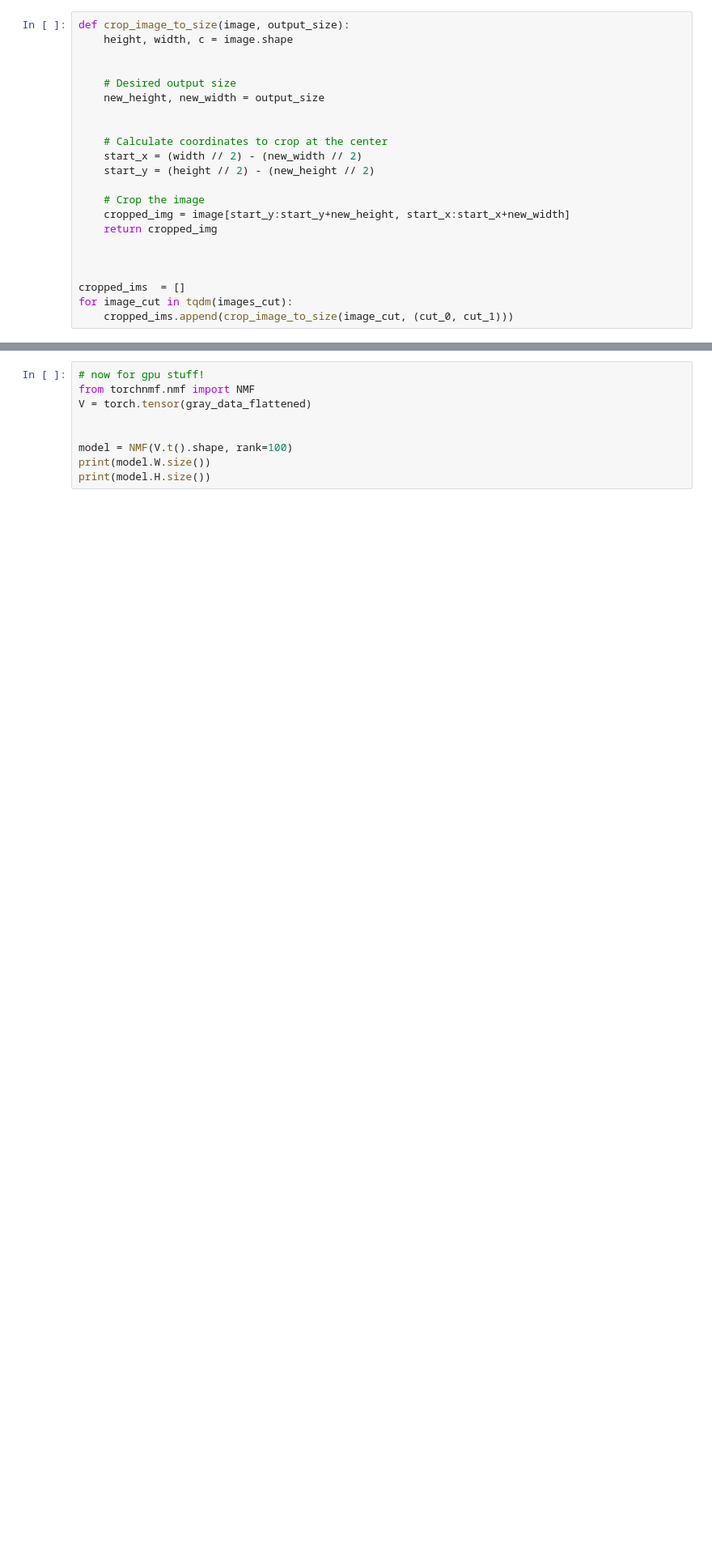
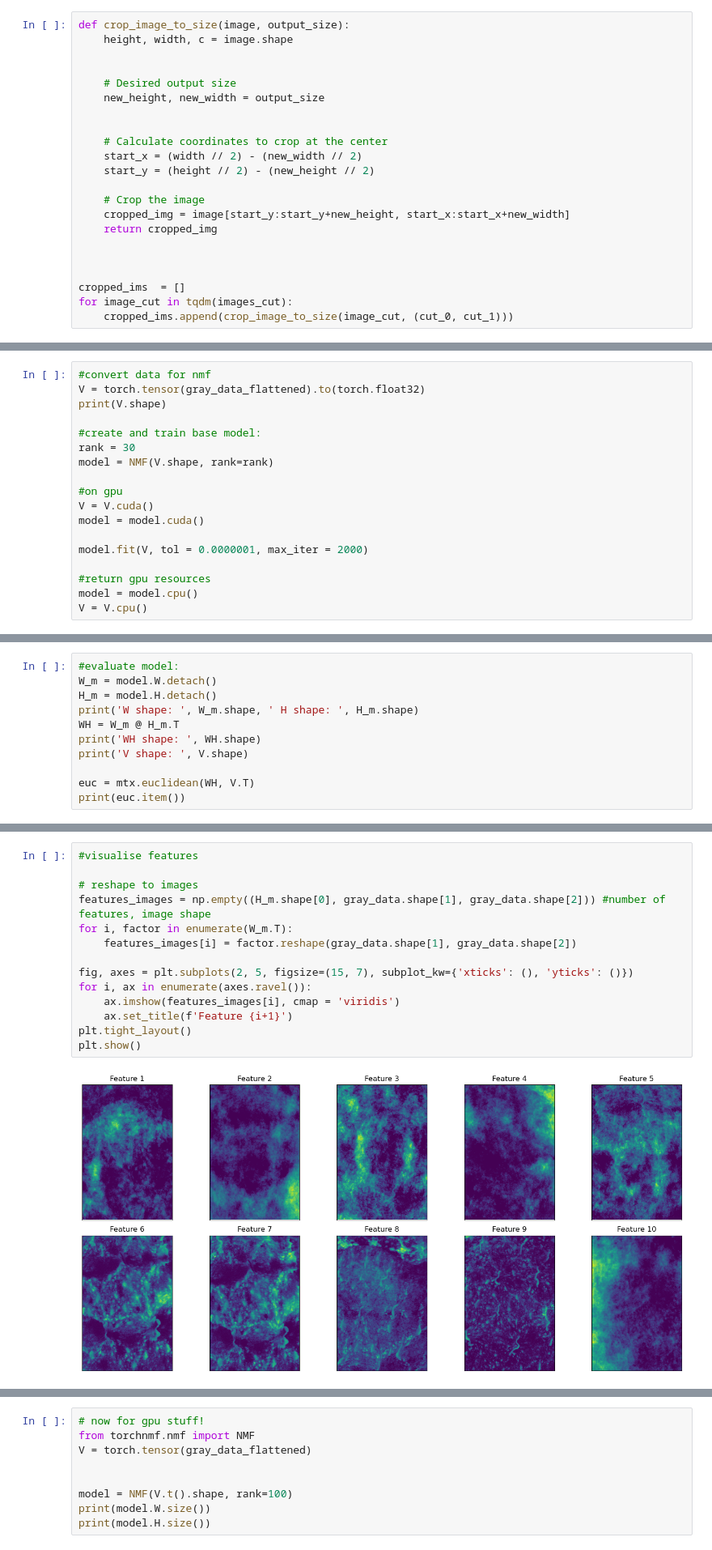
Before and after one commit to N0AHt/nmf_on_gpu, a Jupyter notebook: pytorch_nmf.ipynb, the cells around one changed output, grey strips where cells are left out. Shown at 81% size. Drawn from its saved outputs; the diff is of its cells as text; blank space fills up the shorter version.

```diff
--- a/pytorch_nmf.ipynb
+++ b/pytorch_nmf.ipynb
@@ -69,0 +76,18 @@ print(gray_data_flattened.shape) #382 flattend images :)
+# %%
+#convert data for nmf
+V = torch.tensor(gray_data_flattened).to(torch.float32)
+print(V.shape)
+
+#create and train base model:
+rank = 30
+model = NMF(V.shape, rank=rank)
+
+#on gpu
+V = V.cuda()
+model = model.cuda()
+
+model.fit(V, tol = 0.0000001, max_iter = 2000)
+
+#return gpu resources
+model = model.cpu()
+V = V.cpu()
@@ -69,0 +96,11 @@ print(gray_data_flattened.shape) #382 flattend images :)
+# %%
+#evaluate model:
+W_m = model.W.detach()
+H_m = model.H.detach()
+print('W shape: ', W_m.shape, ' H shape: ', H_m.shape)
+WH = W_m @ H_m.T
+print('WH shape: ', WH.shape)
+print('V shape: ', V.shape)
+
+euc = mtx.euclidean(WH, V.T)
+print(euc.item())
@@ -69,0 +112,16 @@ print(gray_data_flattened.shape) #382 flattend images :)
+# %%
+#visualise features
+
+# reshape to images
+features_images = np.empty((H_m.shape[0], gray_data.shape[1], gray_data.shape[2])) #number of features, image shape
+for i, factor in enumerate(W_m.T):
+    features_images[i] = factor.reshape(gray_data.shape[1], gray_data.shape[2])
+
+fig, axes = plt.subplots(2, 5, figsize=(15, 7), subplot_kw={'xticks': (), 'yticks': ()})
+for i, ax in enumerate(axes.ravel()):
+    ax.imshow(features_images[i], cmap = 'viridis')
+    ax.set_title(f'Feature {i+1}')
+plt.tight_layout()
+plt.show()
+# %% [output]
+[figure, added]
```
Also changed, not shown: parts of 13 cells of this notebook.
